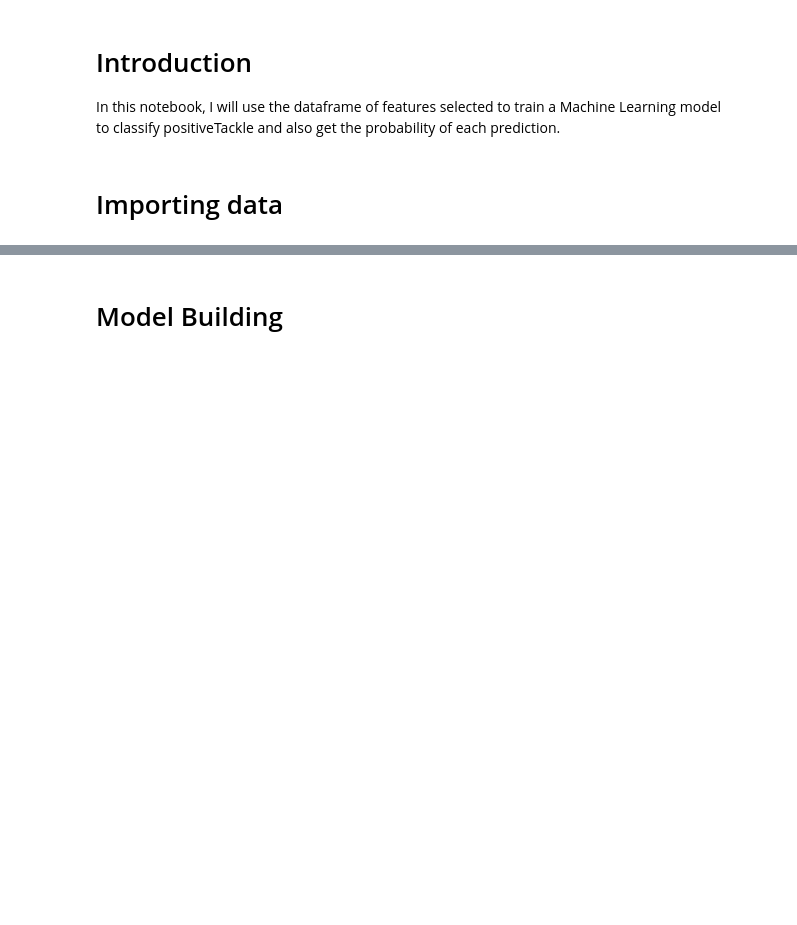
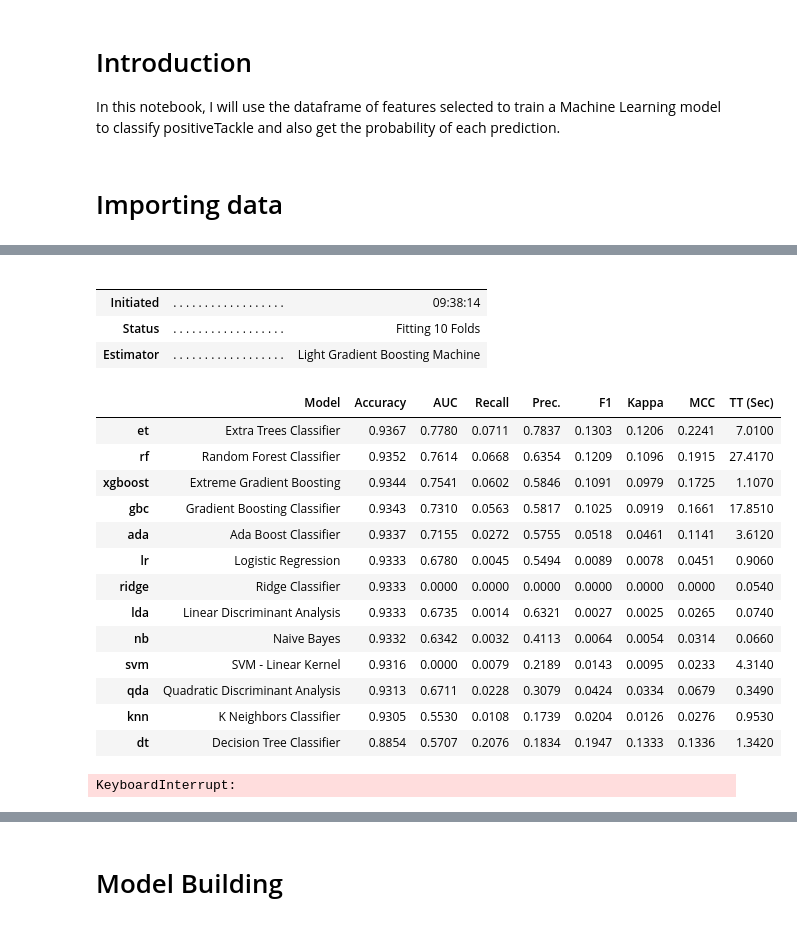
Before and after one commit to HimalKarkal/NFL, a Jupyter notebook: Machine_Learning.ipynb, the cells around one changed output, grey strips where cells are left out. Saved outputs shown, nothing was run; the diff lists cells and outputs as text; code cells hidden in the pictures; blank space fills up the shorter version.

```diff
--- a/Machine_Learning.ipynb
+++ b/Machine_Learning.ipynb
@@ -33,0 +78,23 @@ data.head()
+# %%
+compare_models()
+# %% [output]
+|  |  |  |
+|  |  |  |
+| Initiated | . . . . . . . . . . . . . . . . . . | 09:38:14 |
+| Status | . . . . . . . . . . . . . . . . . . | Fitting 10 Folds |
+| Estimator | . . . . . . . . . . . . . . . . . . | Light Gradient Boosting Machine |
+|  | Model | Accuracy | AUC | Recall | Prec. | F1 | Kappa | MCC | TT (Sec) |
+| et | Extra Trees Classifier | 0.9367 | 0.7780 | 0.0711 | 0.7837 | 0.1303 | 0.1206 | 0.2241 | 7.0100 |
+| rf | Random Forest Classifier | 0.9352 | 0.7614 | 0.0668 | 0.6354 | 0.1209 | 0.1096 | 0.1915 | 27.4170 |
+| xgboost | Extreme Gradient Boosting | 0.9344 | 0.7541 | 0.0602 | 0.5846 | 0.1091 | 0.0979 | 0.1725 | 1.1070 |
+| gbc | Gradient Boosting Classifier | 0.9343 | 0.7310 | 0.0563 | 0.5817 | 0.1025 | 0.0919 | 0.1661 | 17.8510 |
+| ada | Ada Boost Classifier | 0.9337 | 0.7155 | 0.0272 | 0.5755 | 0.0518 | 0.0461 | 0.1141 | 3.6120 |
+| lr | Logistic Regression | 0.9333 | 0.6780 | 0.0045 | 0.5494 | 0.0089 | 0.0078 | 0.0451 | 0.9060 |
+| ridge | Ridge Classifier | 0.9333 | 0.0000 | 0.0000 | 0.0000 | 0.0000 | 0.0000 | 0.0000 | 0.0540 |
+| lda | Linear Discriminant Analysis | 0.9333 | 0.6735 | 0.0014 | 0.6321 | 0.0027 | 0.0025 | 0.0265 | 0.0740 |
+| nb | Naive Bayes | 0.9332 | 0.6342 | 0.0032 | 0.4113 | 0.0064 | 0.0054 | 0.0314 | 0.0660 |
+| svm | SVM - Linear Kernel | 0.9316 | 0.0000 | 0.0079 | 0.2189 | 0.0143 | 0.0095 | 0.0233 | 4.3140 |
+| qda | Quadratic Discriminant Analysis | 0.9313 | 0.6711 | 0.0228 | 0.3079 | 0.0424 | 0.0334 | 0.0679 | 0.3490 |
+| knn | K Neighbors Classifier | 0.9305 | 0.5530 | 0.0108 | 0.1739 | 0.0204 | 0.0126 | 0.0276 | 0.9530 |
+| dt | Decision Tree Classifier | 0.8854 | 0.5707 | 0.2076 | 0.1834 | 0.1947 | 0.1333 | 0.1336 | 1.3420 |
+KeyboardInterrupt:
```
Also changed, not shown: parts of 15 cells of this notebook.
